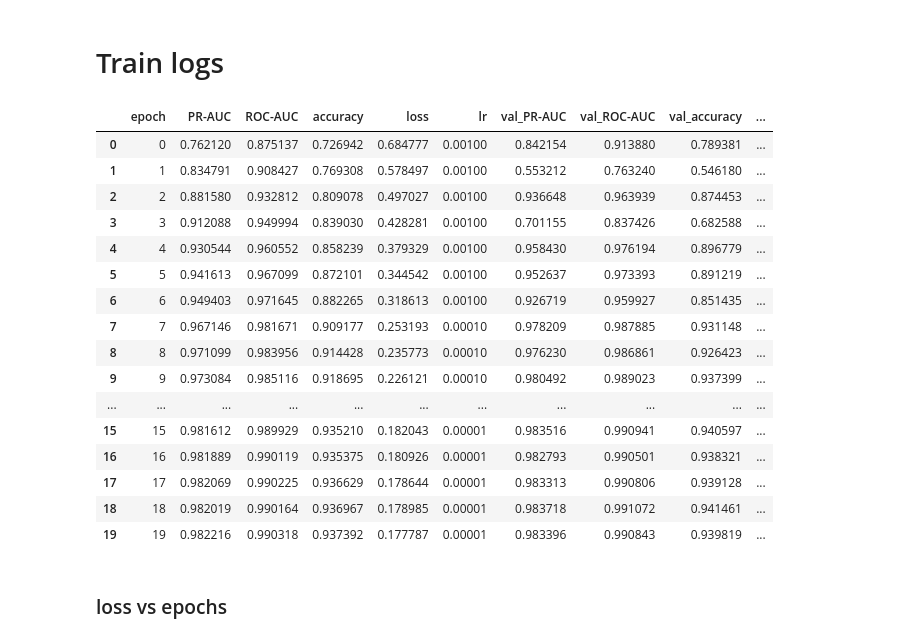
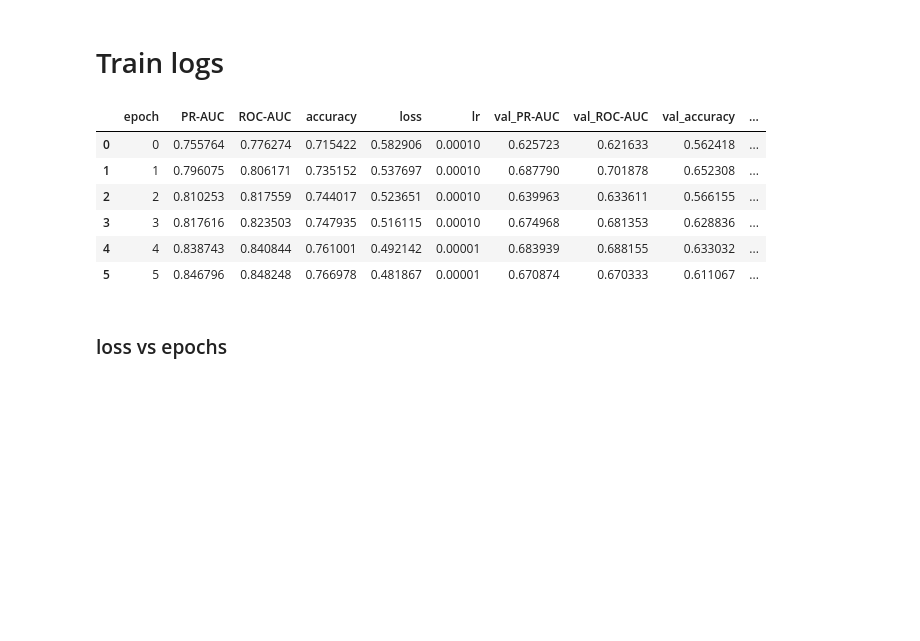
Before and after one commit to Anthonyma0706/CXR_MIMIC_CV, a Jupyter notebook: evaluate.ipynb, the cells around one changed output. Drawn from its saved outputs; the diff is of its cells as text; code cells hidden in the pictures; blank space fills up the shorter version.

```diff
--- a/evaluate.ipynb
+++ b/evaluate.ipynb
@@ -43,26 +43,16 @@ To enable them in other operations, rebuild TensorFlow with the appropriate comp
 # %% [markdown]
 # Train logs
 # %%
-logs = pd.read_csv('saved_models/cxr_densenet_All_race_20221204-154429.log')
+logs = pd.read_csv('saved_models/cxr_densenet_All_survive_detection_20221205-010809.log')
 logs
 # %% [output]
 |  | epoch | PR-AUC | ROC-AUC | accuracy | loss | lr | val_PR-AUC | val_ROC-AUC | val_accuracy | ... |
-| 0 | 0 | 0.762120 | 0.875137 | 0.726942 | 0.684777 | 0.00100 | 0.842154 | 0.913880 | 0.789381 | ... |
-| 1 | 1 | 0.834791 | 0.908427 | 0.769308 | 0.578497 | 0.00100 | 0.553212 | 0.763240 | 0.546180 | ... |
-| 2 | 2 | 0.881580 | 0.932812 | 0.809078 | 0.497027 | 0.00100 | 0.936648 | 0.963939 | 0.874453 | ... |
-| 3 | 3 | 0.912088 | 0.949994 | 0.839030 | 0.428281 | 0.00100 | 0.701155 | 0.837426 | 0.682588 | ... |
-| 4 | 4 | 0.930544 | 0.960552 | 0.858239 | 0.379329 | 0.00100 | 0.958430 | 0.976194 | 0.896779 | ... |
-| 5 | 5 | 0.941613 | 0.967099 | 0.872101 | 0.344542 | 0.00100 | 0.952637 | 0.973393 | 0.891219 | ... |
-| 6 | 6 | 0.949403 | 0.971645 | 0.882265 | 0.318613 | 0.00100 | 0.926719 | 0.959927 | 0.851435 | ... |
-| 7 | 7 | 0.967146 | 0.981671 | 0.909177 | 0.253193 | 0.00010 | 0.978209 | 0.987885 | 0.931148 | ... |
-| 8 | 8 | 0.971099 | 0.983956 | 0.914428 | 0.235773 | 0.00010 | 0.976230 | 0.986861 | 0.926423 | ... |
-| 9 | 9 | 0.973084 | 0.985116 | 0.918695 | 0.226121 | 0.00010 | 0.980492 | 0.989023 | 0.937399 | ... |
-| ... | ... | ... | ... | ... | ... | ... | ... | ... | ... | ... |
-| 15 | 15 | 0.981612 | 0.989929 | 0.935210 | 0.182043 | 0.00001 | 0.983516 | 0.990941 | 0.940597 | ... |
-| 16 | 16 | 0.981889 | 0.990119 | 0.935375 | 0.180926 | 0.00001 | 0.982793 | 0.990501 | 0.938321 | ... |
-| 17 | 17 | 0.982069 | 0.990225 | 0.936629 | 0.178644 | 0.00001 | 0.983313 | 0.990806 | 0.939128 | ... |
-| 18 | 18 | 0.982019 | 0.990164 | 0.936967 | 0.178985 | 0.00001 | 0.983718 | 0.991072 | 0.941461 | ... |
-| 19 | 19 | 0.982216 | 0.990318 | 0.937392 | 0.177787 | 0.00001 | 0.983396 | 0.990843 | 0.939819 | ... |
+| 0 | 0 | 0.755764 | 0.776274 | 0.715422 | 0.582906 | 0.00010 | 0.625723 | 0.621633 | 0.562418 | ... |
+| 1 | 1 | 0.796075 | 0.806171 | 0.735152 | 0.537697 | 0.00010 | 0.687790 | 0.701878 | 0.652308 | ... |
+| 2 | 2 | 0.810253 | 0.817559 | 0.744017 | 0.523651 | 0.00010 | 0.639963 | 0.633611 | 0.566155 | ... |
+| 3 | 3 | 0.817616 | 0.823503 | 0.747935 | 0.516115 | 0.00010 | 0.674968 | 0.681353 | 0.628836 | ... |
+| 4 | 4 | 0.838743 | 0.840844 | 0.761001 | 0.492142 | 0.00001 | 0.683939 | 0.688155 | 0.633032 | ... |
+| 5 | 5 | 0.846796 | 0.848248 | 0.766978 | 0.481867 | 0.00001 | 0.670874 | 0.670333 | 0.611067 | ... |
 # %% [markdown]
 ### loss vs epochs
 # %%
```
Also changed, not shown: parts of 11 cells of this notebook, 1 other file.
